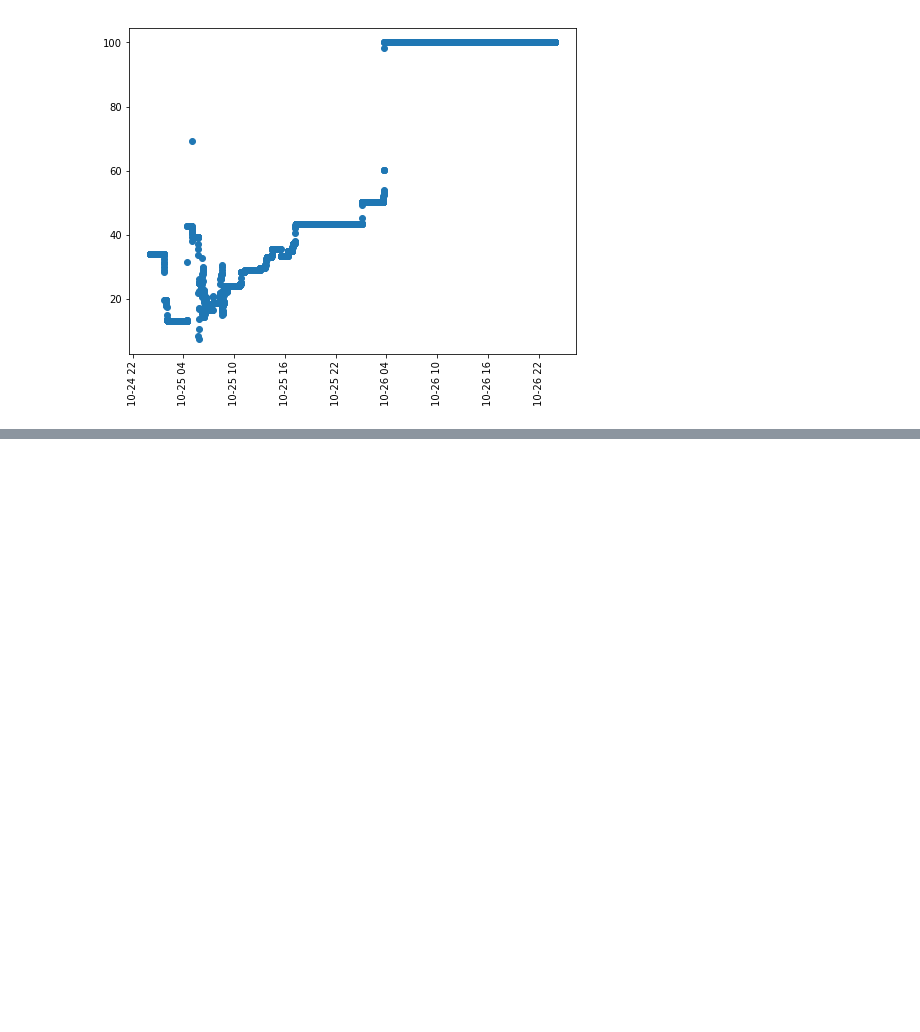
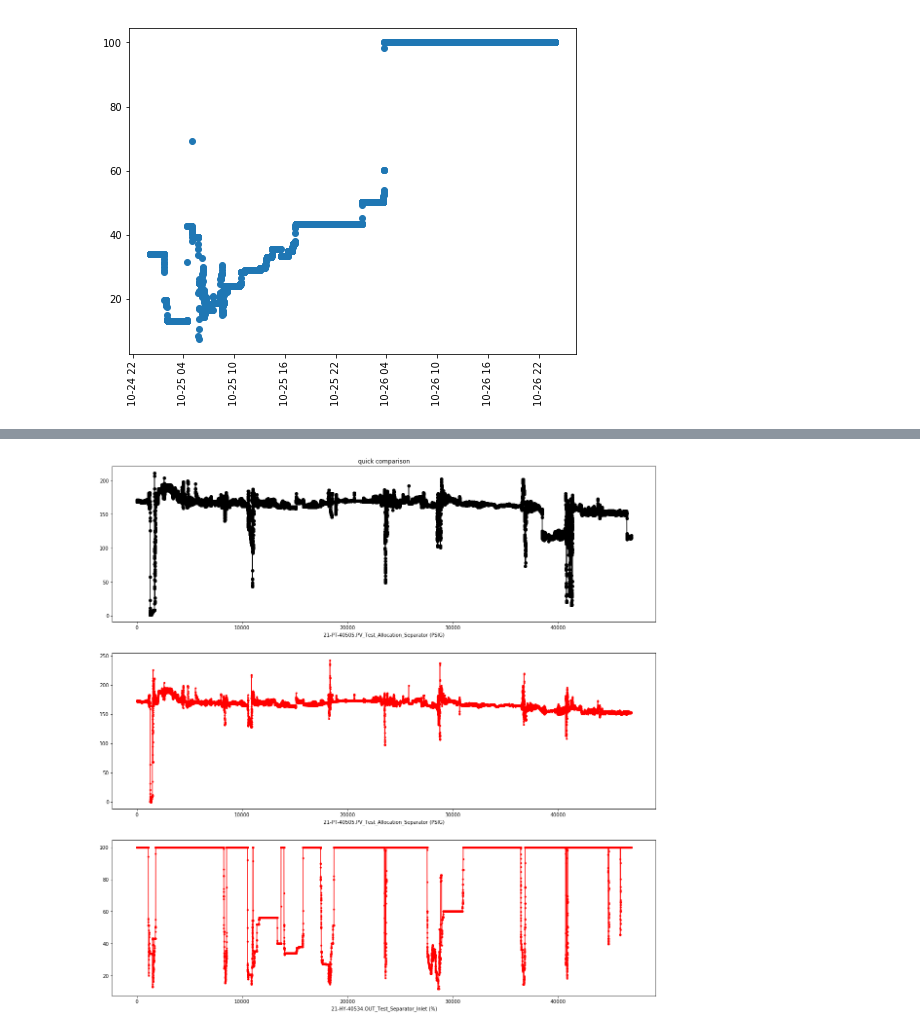
Before and after one commit to saihub/unu_bhp_2018, a Jupyter notebook: load_data_2.ipynb, the cells around one changed output, grey strips where cells are left out. Drawn from its saved outputs; the diff is of its cells as text; code cells hidden in the pictures; blank space fills up the shorter version.

```diff
--- a/load_data_2.ipynb
+++ b/load_data_2.ipynb
@@ -245,0 +280,20 @@ plt.show()
+# %%
+plt.figure(figsize=(20,20))
+plt.subplot(3, 1, 1)
+plt.plot(df1_5min.index.values, df1_5min[cols_to_show[0]], 'ko-')
+plt.title('quick comparison')
+plt.xlabel(cols_to_show[1])
+
+plt.subplot(3, 1, 2)
+plt.plot(df1_5min.index.values, df1_5min[cols_to_show[1]], 'r.-')
+plt.xlabel(cols_to_show[1])
+
+plt.subplot(3, 1, 3)
+plt.plot(df1_5min.index.values, df1_5min[cols_to_show[2]], 'r.-')
+plt.xlabel(cols_to_show[2])
+
+
+
+plt.show()
+# %% [output]
+[figure, added]
```
Also changed, not shown: parts of 6 cells of this notebook.
